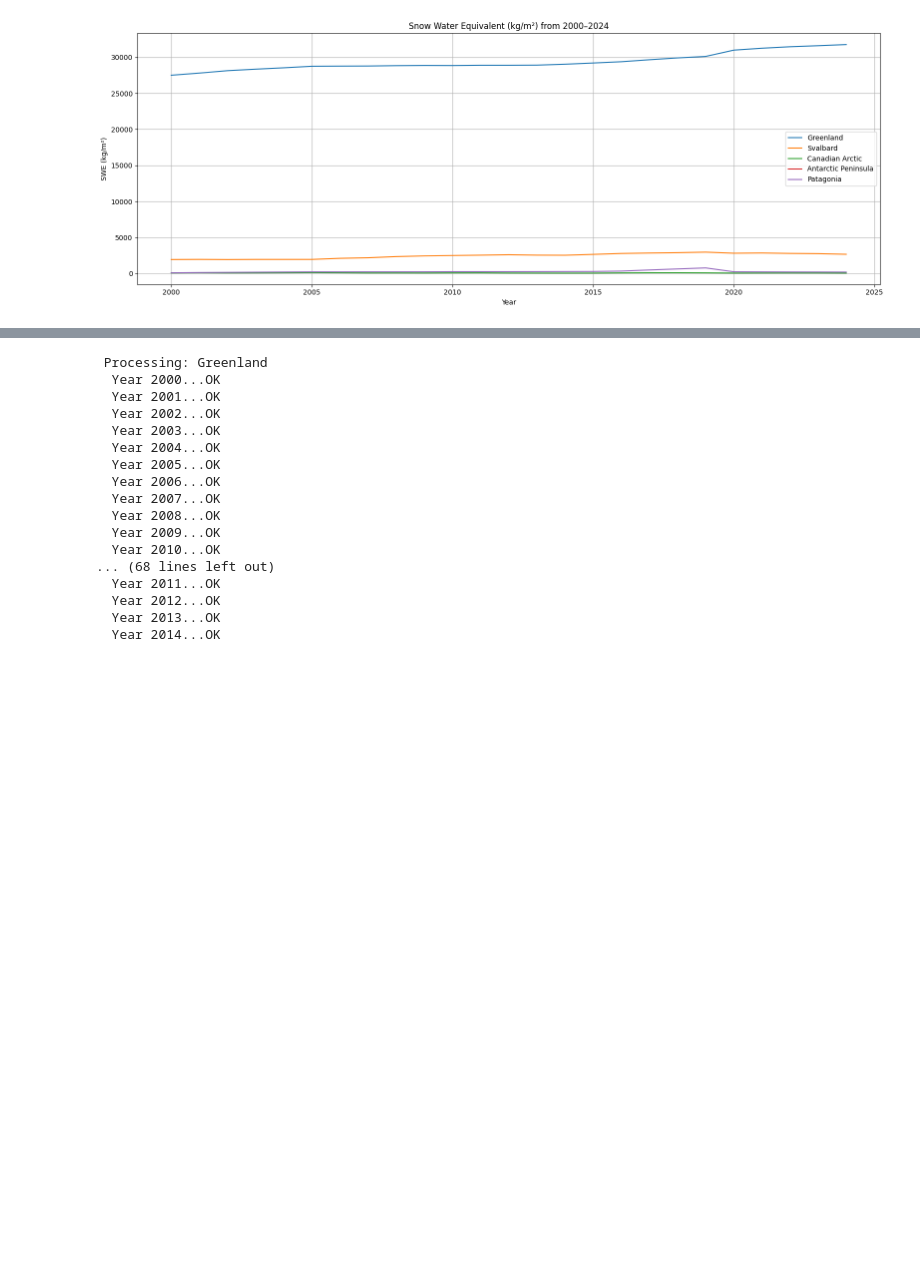
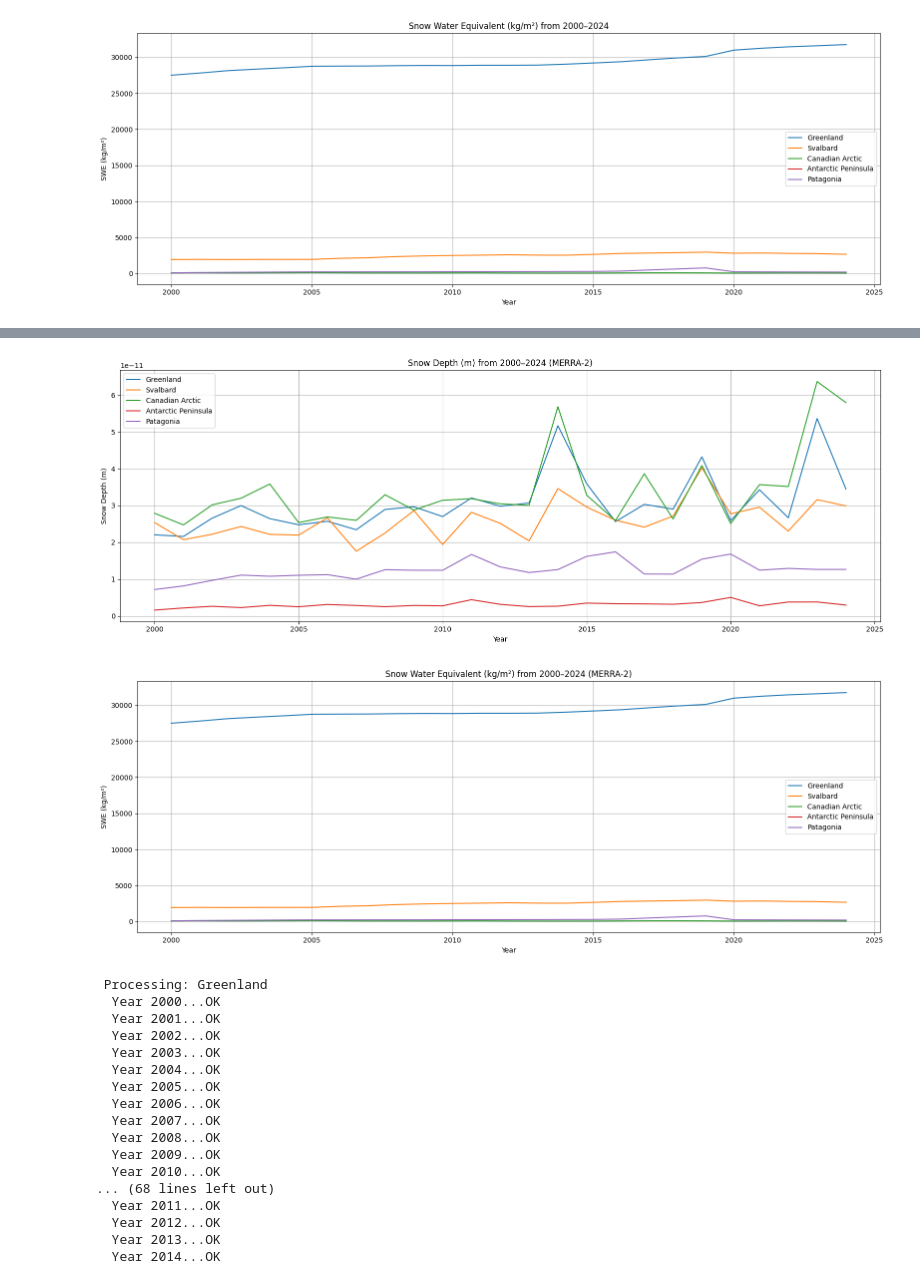
Before and after one commit to JhaAkansha/SnowCapMeltAnalysis, a Jupyter notebook: RS_OEA.ipynb, the cells around one changed output, grey strips where cells are left out. Drawn from its saved outputs; the diff is of its cells as text; code cells hidden in the pictures; blank space fills up the shorter version.

Commit message:
snow_depth and swe using merra_2

```diff
--- a/RS_OEA.ipynb
+++ b/RS_OEA.ipynb
@@ -655,3 +747,34 @@ plt.show()
+# %%
+# Plotting Snow Depth
+plt.figure(figsize=(16, 6))
+for region in merra_df['Region'].unique():
+    region_df = merra_df[merra_df['Region'] == region]
+    plt.plot(region_df['Year'], region_df['SnowDepth_m'], label=region)
+
+plt.title("Snow Depth (m) from 2000–2024 (MERRA-2)")
+plt.xlabel("Year")
+plt.ylabel("Snow Depth (m)")
+plt.legend()
+plt.grid(True)
+plt.tight_layout()
+plt.show()
+
+# Plotting SWE
+plt.figure(figsize=(16, 6))
+for region in df['Region'].unique():
+    region_df = df[df['Region'] == region]
+    plt.plot(region_df['Year'], region_df['SWE_kg_per_m2'], label=region)
+
+plt.title("Snow Water Equivalent (kg/m²) from 2000–2024 (MERRA-2)")
+plt.xlabel("Year")
+plt.ylabel("SWE (kg/m²)")
+plt.legend()
+plt.grid(True)
+plt.tight_layout()
+plt.show()
+# %% [output]
+[figure, added]
+[figure, added]
 # %%
 import ee
 import matplotlib.pyplot as plt
```
Also changed, not shown: parts of 3 cells of this notebook.
